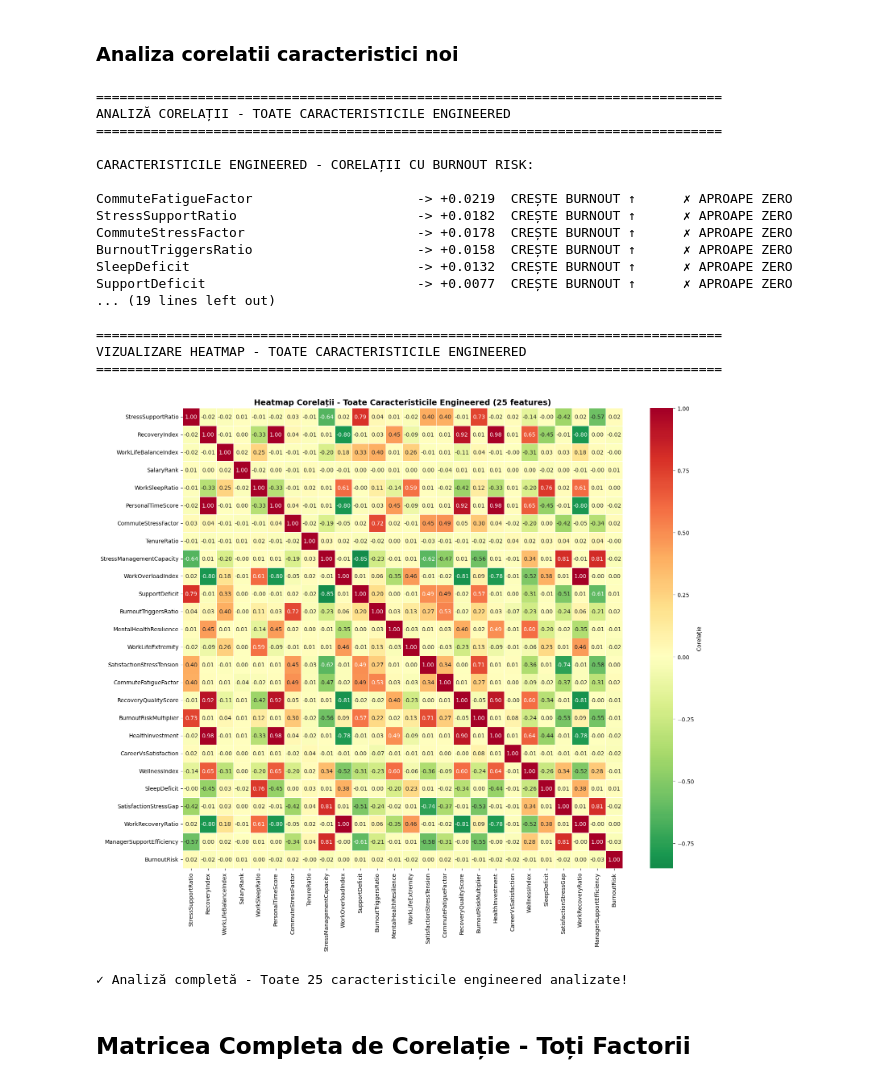
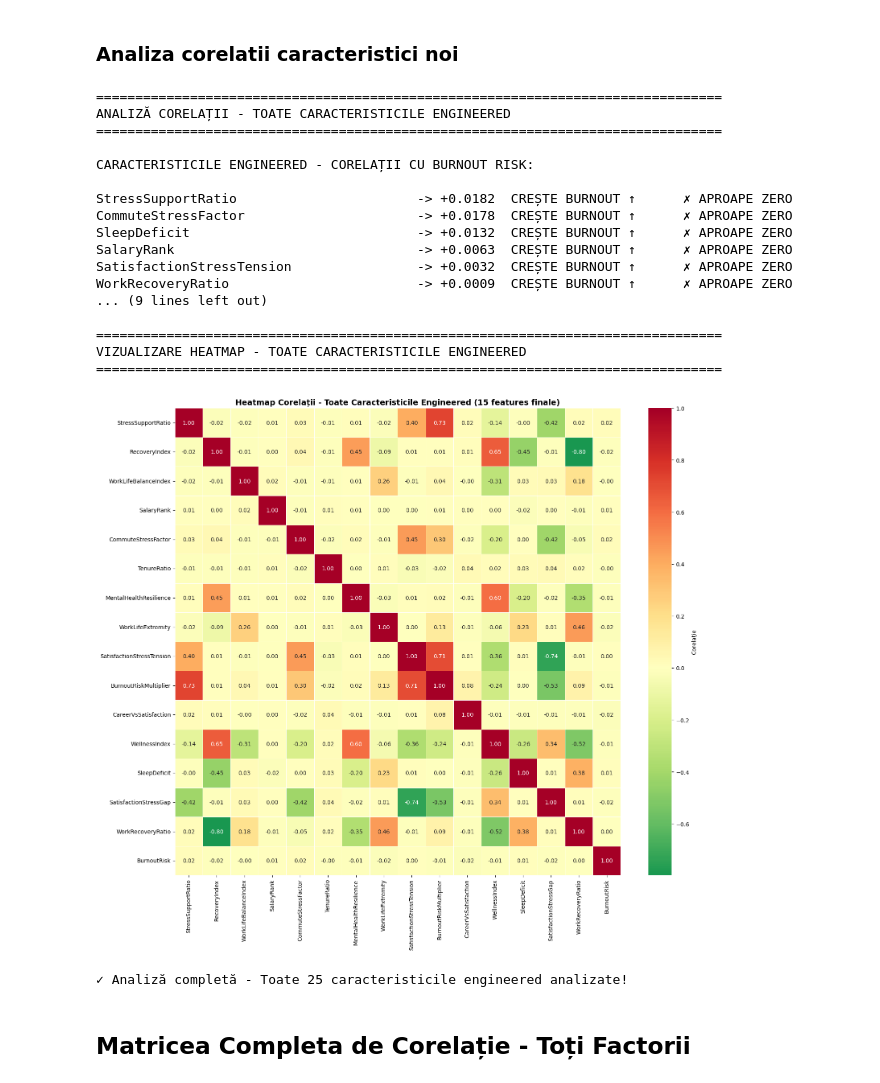
Before and after one commit to MarcoMihalca/SistemeInteligente, a Jupyter notebook: Saptamana8_Feature_Engineering.ipynb, the cells around one changed output. Cells and saved outputs as stored; diff of their text form; code cells hidden in the pictures.

```diff
--- a/Saptamana8_Feature_Engineering.ipynb
+++ b/Saptamana8_Feature_Engineering.ipynb
@@ -329,31 +602,30 @@ all_engineered_features = [
     'RecoveryIndex',
     'WorkLifeBalanceIndex',
     'SalaryRank',
-    'WorkSleepRatio',
-    'PersonalTimeScore',
     'CommuteStressFactor',
     'TenureRatio',
-    'StressManagementCapacity',
-    'WorkOverloadIndex',
-    'SupportDeficit',
-    'BurnoutTriggersRatio',
     'MentalHealthResilience',
     'WorkLifeExtremity',
     'SatisfactionStressTension',
-    'CommuteFatigueFactor',
-    'RecoveryQualityScore',
     'BurnoutRiskMultiplier',
-    'HealthInvestment',
     'CareerVsSatisfaction',
     'WellnessIndex',
     'SleepDeficit',
     'SatisfactionStressGap',
-    'WorkRecoveryRatio',
-    'ManagerSupportEfficiency'
+    'WorkRecoveryRatio'
 ]
 
 print("\nCARACTERISTICILE ENGINEERED - CORELAȚII CU BURNOUT RISK:\n")
-all_eng_corr = correlation_final[['BurnoutRisk']].loc[all_engineered_features].sort_values('BurnoutRisk', ascending=False)
+existing_engineered_features = [f for f in all_engineered_features if f in correlation_final.columns]
+missing_engineered_features = [f for f in all_engineered_features if f not in correlation_final.columns]
+
+all_eng_corr = (
+    correlation_final.loc[existing_engineered_features, ['BurnoutRisk']]
+    .sort_values('BurnoutRisk', ascending=False)
+)
+
+if missing_engineered_features:
+    print("Features lipsă și ignorate:", ", ".join(missing_engineered_features))
 
 for feature, corr_value in all_eng_corr.iterrows():
     corr = corr_value['BurnoutRisk']
@@ -369,40 +641,42 @@ for feature, corr_value in all_eng_corr.iterrows():
         strength = "✗ APROAPE ZERO"
 
     direction = "CREȘTE BURNOUT ↑" if corr > 0 else "SCADE BURNOUT ↓"
     print(f"{feature:40s} -> {corr:+.4f}  {direction:20s}  {strength}")
 
 # Heatmap cu toate features-urile
 print("\n" + "="*80)
 print("VIZUALIZARE HEATMAP - TOATE CARACTERISTICILE ENGINEERED")
 print("="*80)
 
 plt.figure(figsize=(16, 14))
-all_corr_matrix = correlation_final.loc[all_engineered_features + ['BurnoutRisk'], all_engineered_features + ['BurnoutRisk']]
+# Only use engineered features that exist in the dataframe + BurnoutRisk (if present)
+heatmap_features = [f for f in existing_engineered_features + ['BurnoutRisk'] if f in correlation_final.columns]
+all_corr_matrix = correlation_final.loc[heatmap_features, heatmap_features]
 sns.heatmap(all_corr_matrix, annot=True, cmap='RdYlGn_r', fmt=".2f", linewidths=0.5, center=0, cbar_kws={'label': 'Corelație'})
-plt.title('Heatmap Corelații - Toate Caracteristicile Engineered (25 features)', fontsize=14, fontweight='bold')
+plt.title('Heatmap Corelații - Toate Caracteristicile Engineered (15 features finale)', fontsize=14, fontweight='bold')
 plt.tight_layout()
 plt.show()
 
 print("\n✓ Analiză completă - Toate 25 caracteristicile engineered analizate!")
 # %% [output]
 ================================================================================
 ANALIZĂ CORELAȚII - TOATE CARACTERISTICILE ENGINEERED
 ================================================================================
 
 CARACTERISTICILE ENGINEERED - CORELAȚII CU BURNOUT RISK:
 
-CommuteFatigueFactor                     -> +0.0219  CREȘTE BURNOUT ↑      ✗ APROAPE ZERO
 StressSupportRatio                       -> +0.0182  CREȘTE BURNOUT ↑      ✗ APROAPE ZERO
 CommuteStressFactor                      -> +0.0178  CREȘTE BURNOUT ↑      ✗ APROAPE ZERO
-BurnoutTriggersRatio                     -> +0.0158  CREȘTE BURNOUT ↑      ✗ APROAPE ZERO
 SleepDeficit                             -> +0.0132  CREȘTE BURNOUT ↑      ✗ APROAPE ZERO
-SupportDeficit                           -> +0.0077  CREȘTE BURNOUT ↑      ✗ APROAPE ZERO
-... (19 lines left out)
+SalaryRank                               -> +0.0063  CREȘTE BURNOUT ↑      ✗ APROAPE ZERO
+SatisfactionStressTension                -> +0.0032  CREȘTE BURNOUT ↑      ✗ APROAPE ZERO
+WorkRecoveryRatio                        -> +0.0009  CREȘTE BURNOUT ↑      ✗ APROAPE ZERO
+... (9 lines left out)
 
 ================================================================================
 VIZUALIZARE HEATMAP - TOATE CARACTERISTICILE ENGINEERED
 ================================================================================
-[figure, old version]
+[figure, new version]
 ✓ Analiză completă - Toate 25 caracteristicile engineered analizate!
 # %% [markdown]
 ## Matricea Completa de Corelație - Toți Factorii
```
Also changed, not shown: parts of 33 cells of this notebook, 2 other files.
